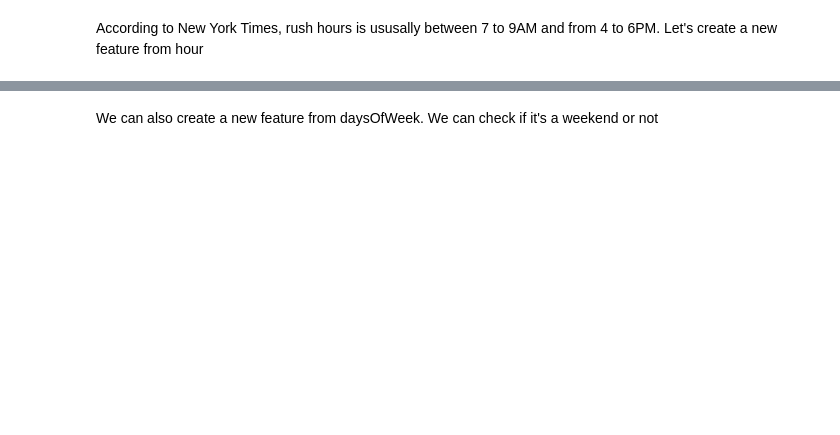
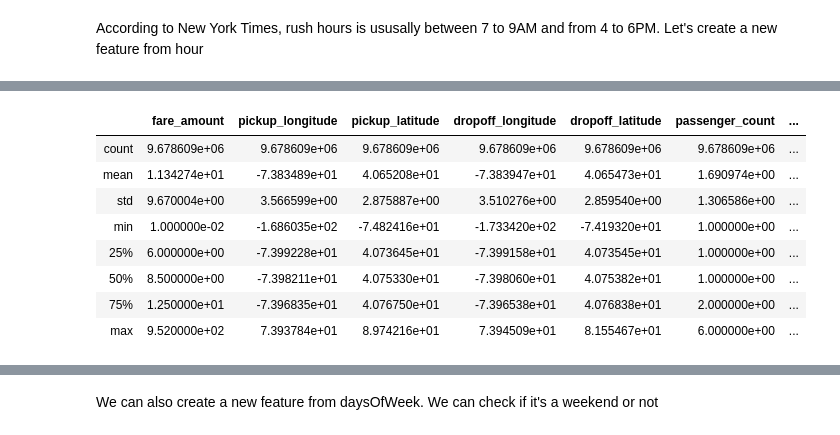
Before and after one commit to vitoupen/DataScience-Taxi-, a Jupyter notebook: taxi.ipynb, the cells around one changed output, grey strips where cells are left out. Drawn from its saved outputs; the diff is of its cells as text; code cells hidden in the pictures; blank space fills up the shorter version.

Commit message:
prunning of pasenger count and distances that are zero

```diff
--- a/taxi.ipynb
+++ b/taxi.ipynb
@@ -19,7 +19,7 @@ from sklearn import preprocessing
 from sklearn import utils
 # %%
 # Number of rows
-nrows = 10000
+nrows = 10000000
 # Chunksize = 10000
 chunksize = 10000
 # Vitou's path
@@ -83,0 +160,2 @@ Now the highest passenger capacity is 6
+# %%
+data = data[(data['passenger_count'] > 0)]
@@ -138,0 +266,2 @@ data['distance'] = getDistance(data.pickup_latitude, data.pickup_longitude,
+# %%
+data = data[(data['distance'] > 0)]
@@ -175,3 +366,15 @@ data['rush_hour'] = data['hour'].apply(rush_hour)
+# %%
+data.describe()
+# %% [output]
+|  | fare_amount | pickup_longitude | pickup_latitude | dropoff_longitude | dropoff_latitude | passenger_count | ... |
+| count | 9.678609e+06 | 9.678609e+06 | 9.678609e+06 | 9.678609e+06 | 9.678609e+06 | 9.678609e+06 | ... |
+| mean | 1.134274e+01 | -7.383489e+01 | 4.065208e+01 | -7.383947e+01 | 4.065473e+01 | 1.690974e+00 | ... |
+| std | 9.670004e+00 | 3.566599e+00 | 2.875887e+00 | 3.510276e+00 | 2.859540e+00 | 1.306586e+00 | ... |
+| min | 1.000000e-02 | -1.686035e+02 | -7.482416e+01 | -1.733420e+02 | -7.419320e+01 | 1.000000e+00 | ... |
+| 25% | 6.000000e+00 | -7.399228e+01 | 4.073645e+01 | -7.399158e+01 | 4.073545e+01 | 1.000000e+00 | ... |
+| 50% | 8.500000e+00 | -7.398211e+01 | 4.075330e+01 | -7.398060e+01 | 4.075382e+01 | 1.000000e+00 | ... |
+| 75% | 1.250000e+01 | -7.396835e+01 | 4.076750e+01 | -7.396538e+01 | 4.076838e+01 | 2.000000e+00 | ... |
+| max | 9.520000e+02 | 7.393784e+01 | 8.974216e+01 | 7.394509e+01 | 8.155467e+01 | 6.000000e+00 | ... |
 # %%
 %%time
 data['dayOfWeek'].describe()
```
Also changed, not shown: parts of 60 cells of this notebook, 3 other files.
